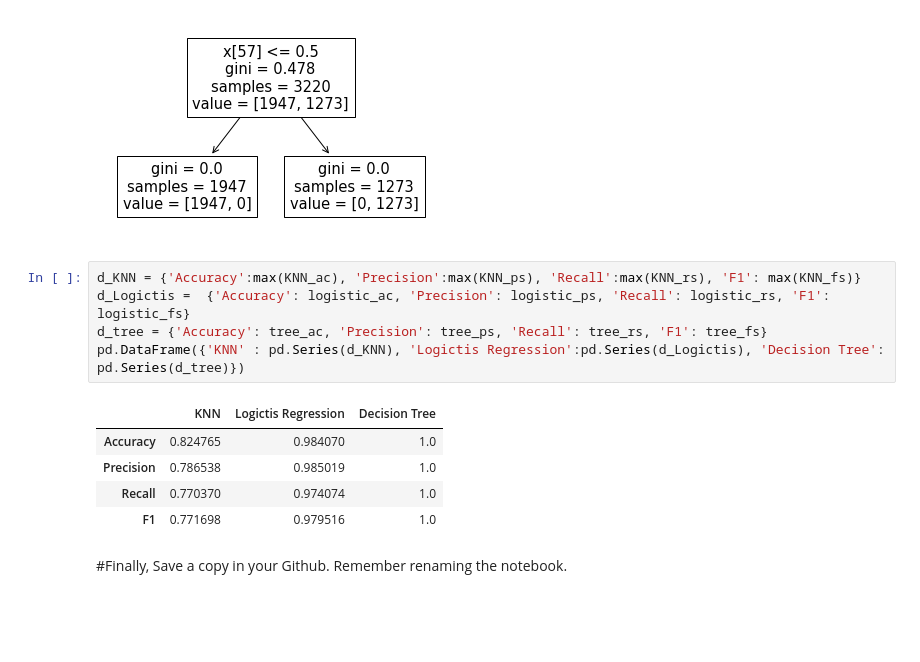
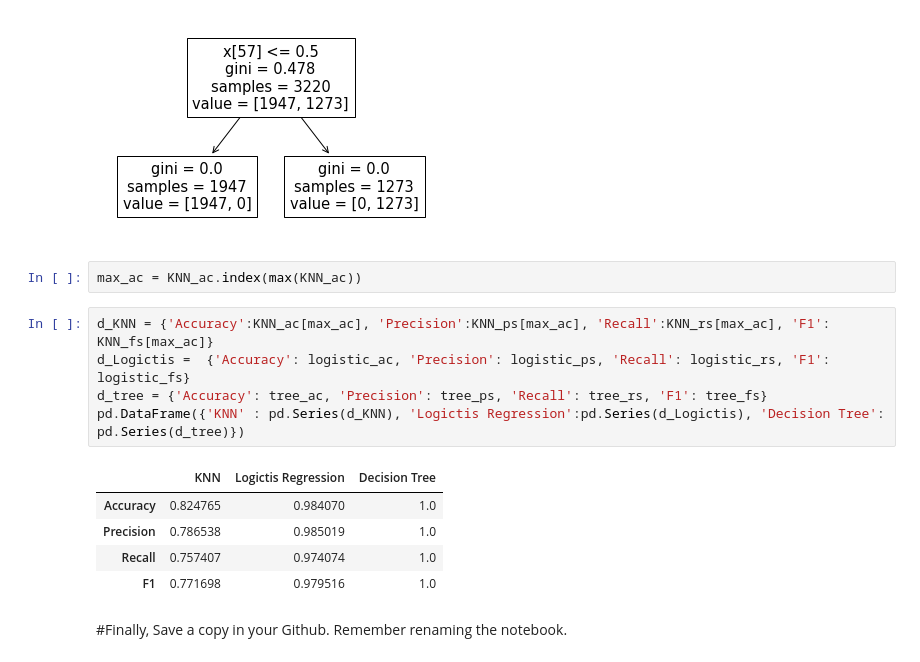
Before and after one commit to hoaian1232812/Lab_ML, a Jupyter notebook: Lab_4_20130193_HoThanhHoaiAn.ipynb, the cells around one changed output. Cells and saved outputs as stored; diff of their text form; blank space fills up the shorter version.

```diff
--- a/Lab_4_20130193_HoThanhHoaiAn.ipynb
+++ b/Lab_4_20130193_HoThanhHoaiAn.ipynb
@@ -297,16 +298,18 @@ F1: 1.0
  Text(0.25, 0.25, 'gini = 0.0\nsamples = 1947\nvalue = [1947, 0]'),
  Text(0.75, 0.25, 'gini = 0.0\nsamples = 1273\nvalue = [0, 1273]')]
 [figure]
+# %%
+max_ac = KNN_ac.index(max(KNN_ac))
 # %%
-d_KNN = {'Accuracy':max(KNN_ac), 'Precision':max(KNN_ps), 'Recall':max(KNN_rs), 'F1': max(KNN_fs)}
+d_KNN = {'Accuracy':KNN_ac[max_ac], 'Precision':KNN_ps[max_ac], 'Recall':KNN_rs[max_ac], 'F1': KNN_fs[max_ac]}
 d_Logictis =  {'Accuracy': logistic_ac, 'Precision': logistic_ps, 'Recall': logistic_rs, 'F1': logistic_fs}
 d_tree = {'Accuracy': tree_ac, 'Precision': tree_ps, 'Recall': tree_rs, 'F1': tree_fs}
 pd.DataFrame({'KNN' : pd.Series(d_KNN), 'Logictis Regression':pd.Series(d_Logictis), 'Decision Tree': pd.Series(d_tree)})
 # %% [output]
 |  | KNN | Logictis Regression | Decision Tree |
 | Accuracy | 0.824765 | 0.984070 | 1.0 |
 | Precision | 0.786538 | 0.985019 | 1.0 |
-| Recall | 0.770370 | 0.974074 | 1.0 |
+| Recall | 0.757407 | 0.974074 | 1.0 |
 | F1 | 0.771698 | 0.979516 | 1.0 |
 # %% [markdown]
 #Finally,
```
Also changed, not shown: parts of 2 cells of this notebook.
